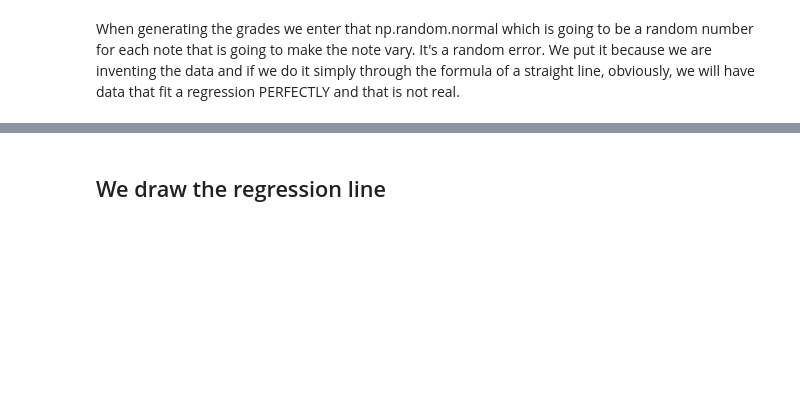
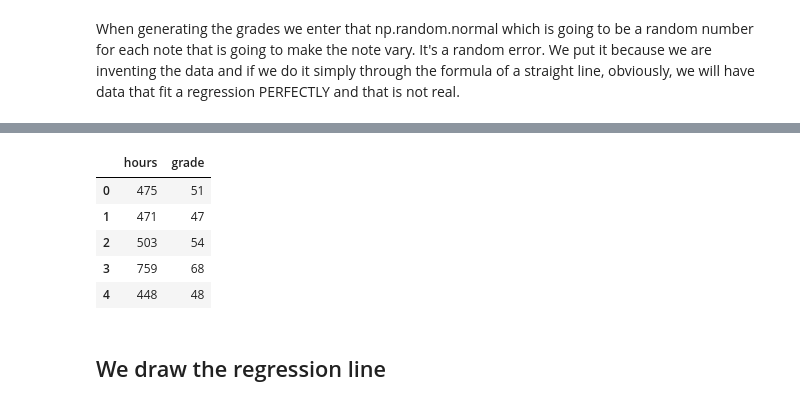
Before and after one commit to Ironhack-data-bcn-oct-2022/lectures, a Jupyter notebook: week-6/02 - Linear regression.ipynb, the cells around one changed output, grey strips where cells are left out. Saved outputs shown, nothing was run; the diff lists cells and outputs as text; code cells hidden in the pictures; blank space fills up the shorter version.

```diff
--- a/week-6/02 - Linear regression.ipynb
+++ b/week-6/02 - Linear regression.ipynb
@@ -353,3 +255,12 @@ When generating the grades we enter that np.random.normal which is going to be a
+# %%
+df.head()
+# %% [output]
+|  | hours | grade |
+| 0 | 475 | 51 |
+| 1 | 471 | 47 |
+| 2 | 503 | 54 |
+| 3 | 759 | 68 |
+| 4 | 448 | 48 |
 # %% [markdown]
 ## We draw the regression line
 # %%
```
Also changed, not shown: parts of 62 cells of this notebook.
